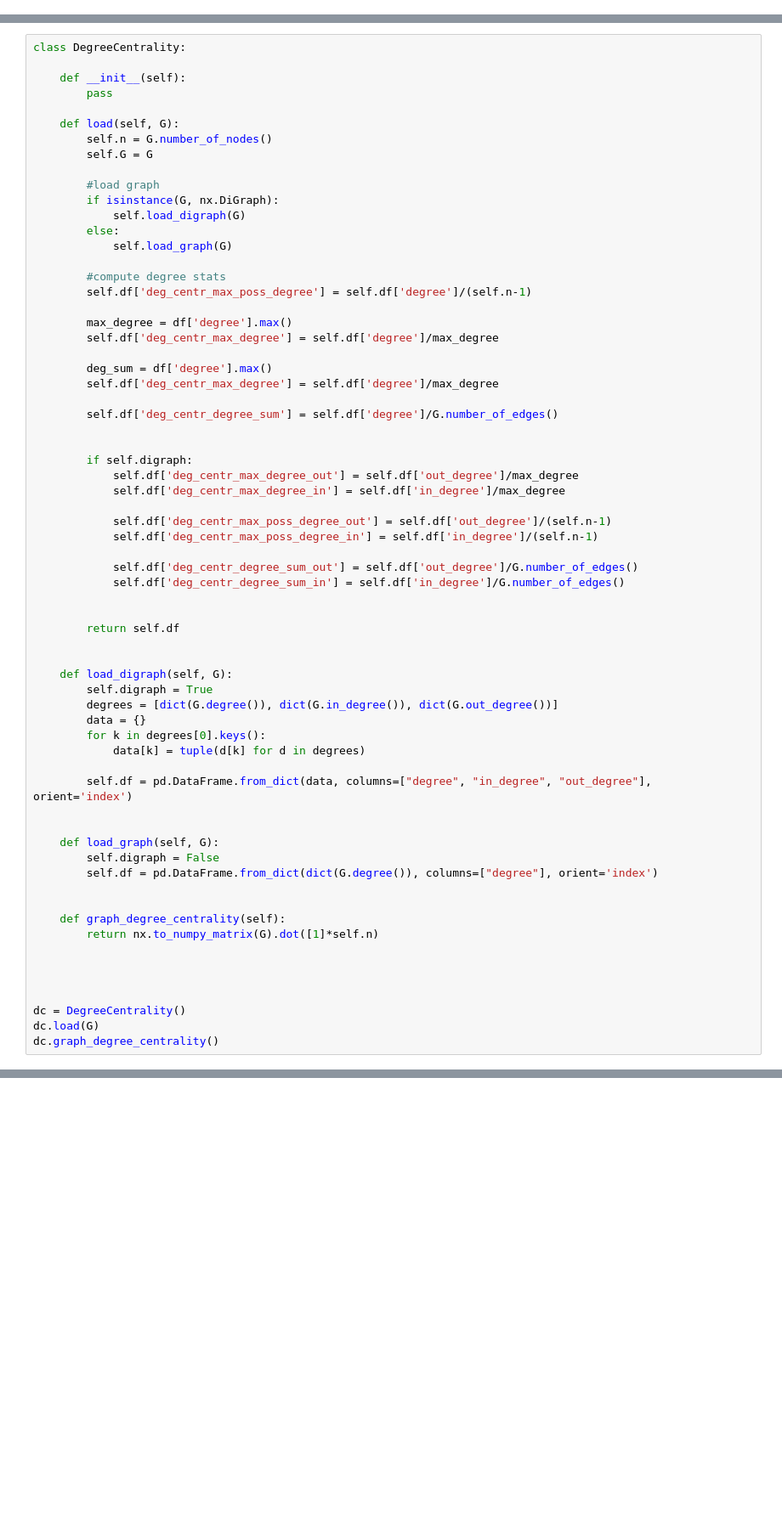
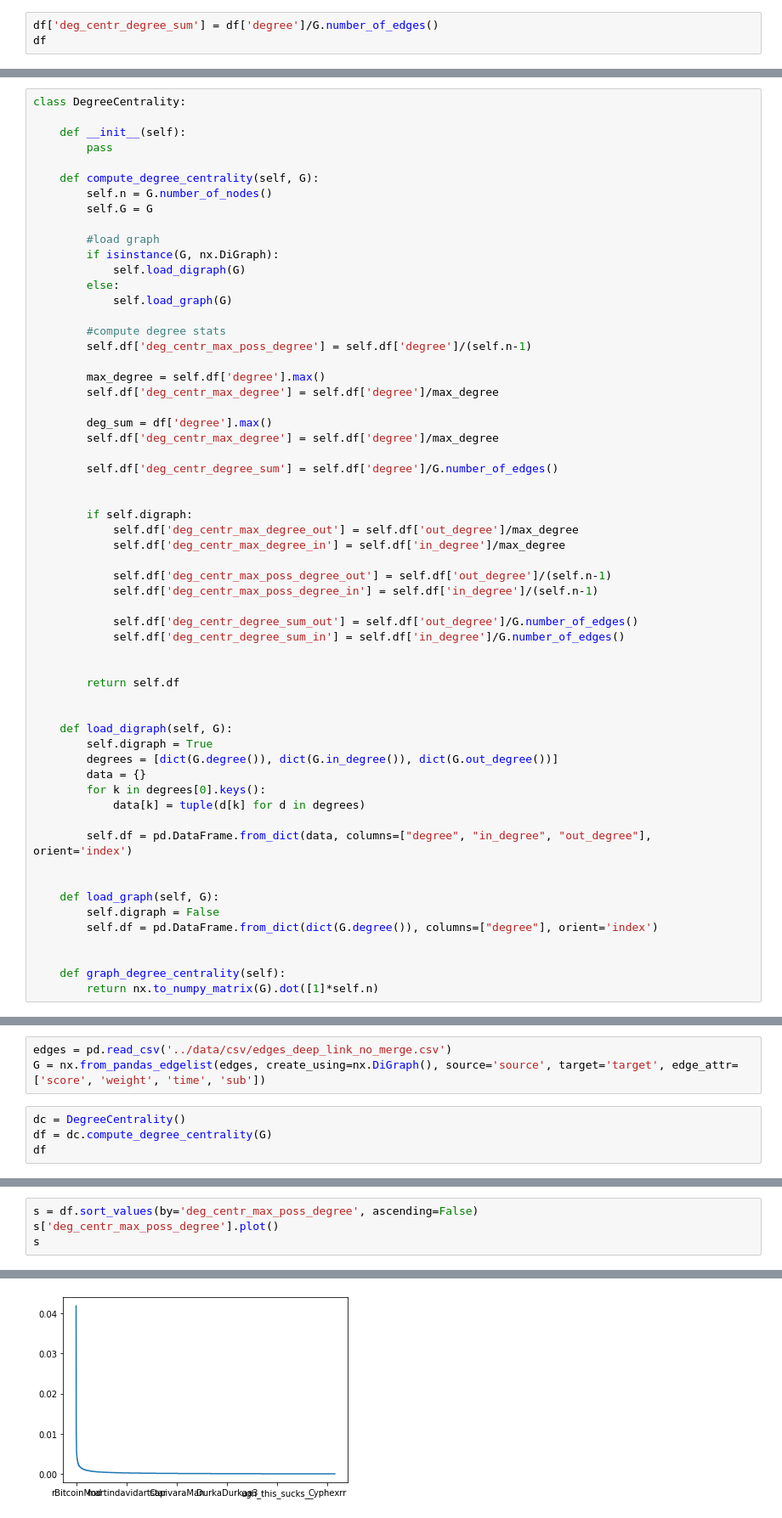
Before and after one commit to anatosun/reddit-cryptocurrency-analysis, a Jupyter notebook: notebooks/degree_centrality.ipynb, the cells around one changed output, grey strips where cells are left out. Shown at 85% size. Saved outputs shown, nothing was run; the diff lists cells and outputs as text; blank space fills up the shorter version.

```diff
--- a/notebooks/degree_centrality.ipynb
+++ b/notebooks/degree_centrality.ipynb
@@ -63,0 +138,3 @@ df
+# %%
+df['deg_centr_degree_sum'] = df['degree']/G.number_of_edges()
+df
@@ -67,7 +171,7 @@ class DegreeCentrality:
     def __init__(self):
         pass
 
-    def load(self, G):
+    def compute_degree_centrality(self, G):
         self.n = G.number_of_nodes()
         self.G = G
 
@@ -80,7 +184,7 @@ class DegreeCentrality:
         #compute degree stats
         self.df['deg_centr_max_poss_degree'] = self.df['degree']/(self.n-1)
 
-        max_degree = df['degree'].max()
+        max_degree = self.df['degree'].max()
         self.df['deg_centr_max_degree'] = self.df['degree']/max_degree
 
         deg_sum = df['degree'].max()
@@ -120,10 +224,3 @@ class DegreeCentrality:
 
     def graph_degree_centrality(self):
         return nx.to_numpy_matrix(G).dot([1]*self.n)
-
-
-
-
-dc = DegreeCentrality()
-dc.load(G)
-dc.graph_degree_centrality()
@@ -131,0 +232,7 @@ matrix([[3., 3., 4., 3., 2., 1.]])
+# %%
+edges = pd.read_csv('../data/csv/edges_deep_link_no_merge.csv')
+G = nx.from_pandas_edgelist(edges, create_using=nx.DiGraph(), source='source', target='target', edge_attr=['score', 'weight', 'time', 'sub'])
+# %%
+dc = DegreeCentrality()
+df = dc.compute_degree_centrality(G)
+df
@@ -131,0 +255,5 @@ matrix([[3., 3., 4., 3., 2., 1.]])
+# %%
+s = df.sort_values(by='deg_centr_max_poss_degree', ascending=False)
+s['deg_centr_max_poss_degree'].plot()
+s
+# %% [output]
@@ -131,0 +273 @@ matrix([[3., 3., 4., 3., 2., 1.]])
+[figure, added]
```
Also changed, not shown: parts of 26 cells of this notebook.
